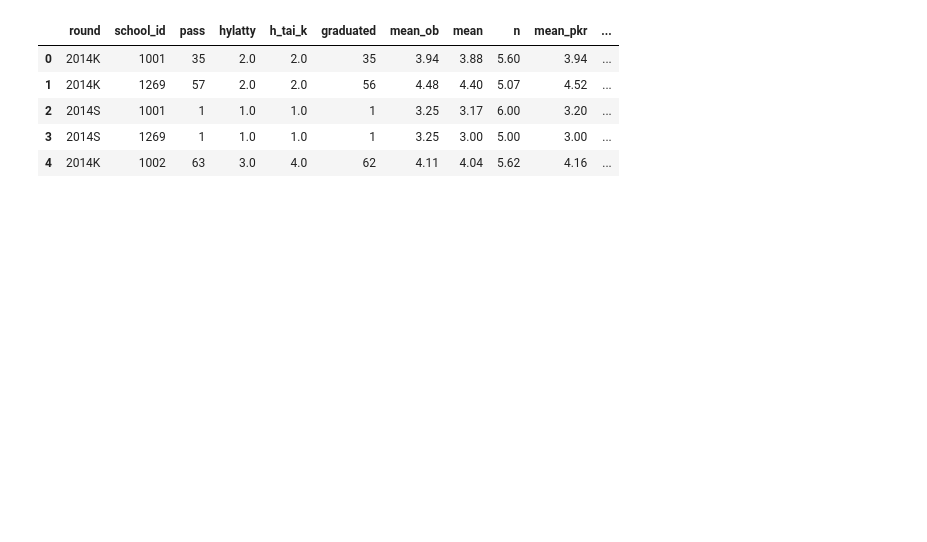
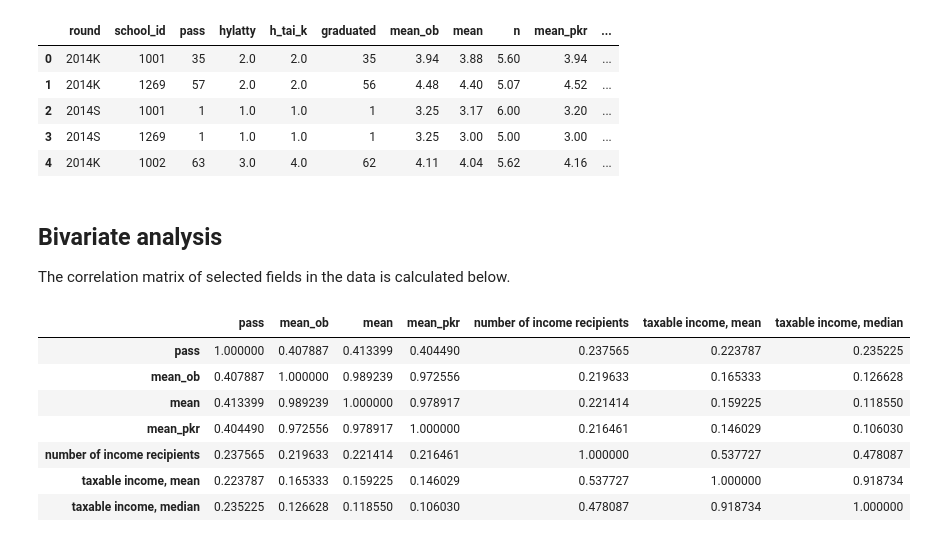
Before and after one commit to gamgi/BDA-project, a Jupyter notebook: study.ipynb, the cells around one changed output. Cells and saved outputs as stored; diff of their text form; code cells hidden in the pictures; blank space fills up the shorter version.

```diff
--- a/study.ipynb
+++ b/study.ipynb
@@ -64,3 +68,22 @@ df_all.head()
 | 2 | 2014S | 1001 | 1 | 1.0 | 1.0 | 1 | 3.25 | 3.17 | 6.00 | 3.20 | ... |
 | 3 | 2014S | 1269 | 1 | 1.0 | 1.0 | 1 | 3.25 | 3.00 | 5.00 | 3.00 | ... |
 | 4 | 2014K | 1002 | 63 | 3.0 | 4.0 | 62 | 4.11 | 4.04 | 5.62 | 4.16 | ... |
+# %% [markdown]
+## Bivariate analysis
+The correlation matrix of selected fields in the data is calculated below.
+# %%
+# Univariate co-variance
+df_quantitative = df_all.drop(columns=['municipality','municipality_code','round','school_id','season', 'graduated', 'hylatty', 'h_tai_k','year','n','n_pkr'])
+df_centered = df_quantitative - df_quantitative.mean()
+df_standard = df_centered / df_centered.std()
+
+df_standard.cov()
+# %% [output]
+|  | pass | mean_ob | mean | mean_pkr | number of income recipients | taxable income, mean | taxable income, median |
+| pass | 1.000000 | 0.407887 | 0.413399 | 0.404490 | 0.237565 | 0.223787 | 0.235225 |
+| mean_ob | 0.407887 | 1.000000 | 0.989239 | 0.972556 | 0.219633 | 0.165333 | 0.126628 |
+| mean | 0.413399 | 0.989239 | 1.000000 | 0.978917 | 0.221414 | 0.159225 | 0.118550 |
+| mean_pkr | 0.404490 | 0.972556 | 0.978917 | 1.000000 | 0.216461 | 0.146029 | 0.106030 |
+| number of income recipients | 0.237565 | 0.219633 | 0.221414 | 0.216461 | 1.000000 | 0.537727 | 0.478087 |
+| taxable income, mean | 0.223787 | 0.165333 | 0.159225 | 0.146029 | 0.537727 | 1.000000 | 0.918734 |
+| taxable income, median | 0.235225 | 0.126628 | 0.118550 | 0.106030 | 0.478087 | 0.918734 | 1.000000 |
```
Also changed, not shown: parts of 16 cells of this notebook.
